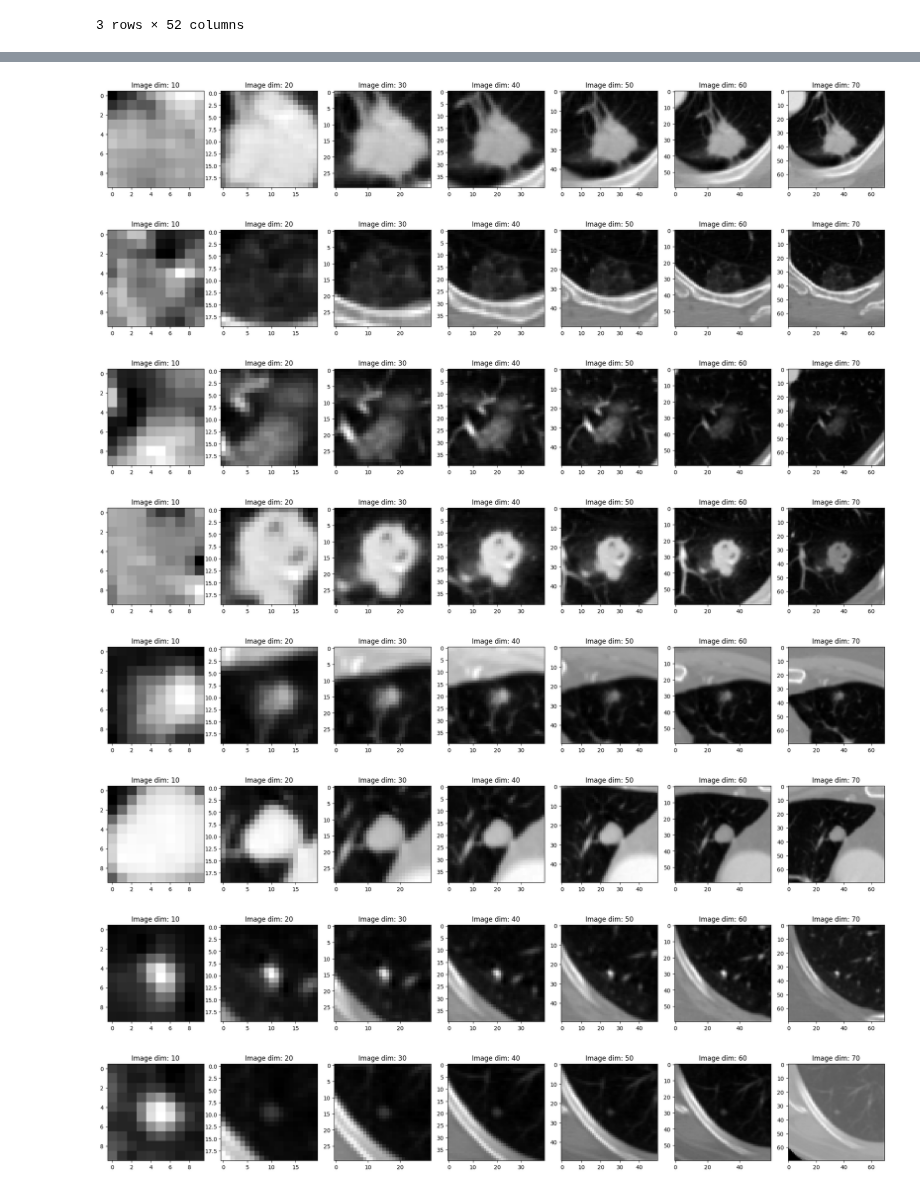
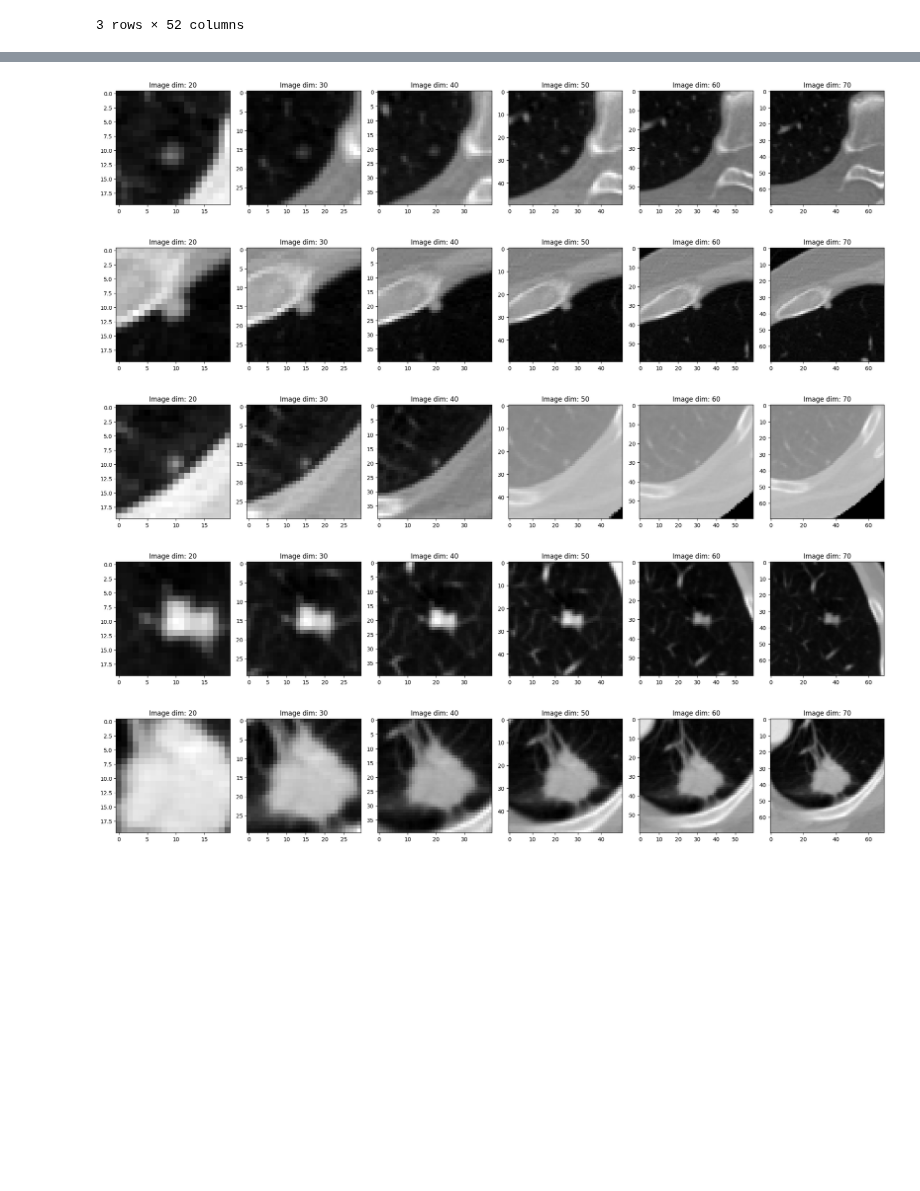
Before and after one commit to maxADeVisser/master_thesis, a Jupyter notebook: analysis/eda/visualising_rois.ipynb, the cells around one changed output, grey strips where cells are left out. Saved outputs shown, nothing was run; the diff lists cells and outputs as text; code cells hidden in the pictures; blank space fills up the shorter version.

Commit message:
fixes and added nodule plot and different context sizes

```diff
--- a/analysis/eda/visualising_rois.ipynb
+++ b/analysis/eda/visualising_rois.ipynb
@@ -112,7 +112,7 @@ import pylidc as pl
 import matplotlib.pyplot as plt
 
 nodule_df = pd.read_csv("preprocessing/processed_nodule_df.csv")
-image_dims = [10,20,30,40,50,60,70]
+image_dims = [20,30,40,50,60,70]
 
 for img_dim in image_dims:
     nodule_df[f"consensus_bbox_{img_dim}"] = nodule_df[
@@ -150,29 +187,25 @@ Index(['nodule_id', 'scan_id', 'nodule_idx', 'scan_slice_thickness',
 # %%
+# NOTE: this is not a single plot, but multiple for each nodule
 from preprocessing.processing import resample_voxel_size
 
-# TODO make this plot into one single plot that we can have in the report
-for idx in range(10):
-    row = nodule_df.iloc[idx]
+view_nodules = nodule_df.sample(5)
+
+for i, row in view_nodules.iterrows():
     nodule_scan = pl.query(pl.Scan).filter(pl.Scan.patient_id == row["scan_id"]).first().to_volume(verbose=False)
-
     resampled_scan, _ = resample_voxel_size(nodule_scan, row["scan_pixel_spacing"], row["scan_slice_thickness"])
-
     nodules_consensus_bboxs = [row[f"consensus_bbox_{img_dim}"] for img_dim in image_dims]
 
     fig, ax = plt.subplots(1, len(image_dims), figsize=(20, 10))
-    for i, (x, y, z) in enumerate(nodules_consensus_bboxs):
-        scan_bbox = resampled_scan[x[0] : x[1], y[0] : y[1], z[0] : z[1]]
-        middle_slice = scan_bbox.shape[-1] // 2
-        ax[i].imshow(scan_bbox[:,:, middle_slice], cmap=plt.cm.gray)
+    for i, (x_size, y_size, z) in enumerate(nodules_consensus_bboxs):
+        bbox = resampled_scan[x_size[0] : x_size[1], y_size[0] : y_size[1], z[0] : z[1]]
+        middle_slice = bbox.shape[-1] // 2
+        ax[i].imshow(bbox[:,:, middle_slice], cmap=plt.cm.gray)
         ax[i].set_title(f"Image dim: {image_dims[i]}")
     plt.tight_layout()
     plt.show()
 # %% [output]
-[figure, old version]
+[figure, new version]
-[figure, old version]
+[figure, new version]
-[figure, old version]
+[figure, new version]
-[figure, old version]
+[figure, new version]
-[figure, old version]
+[figure, new version]
-[figure, removed]
-[figure, removed]
-[figure, removed]
```
Also changed, not shown: parts of 2 cells of this notebook, 2 other files.
